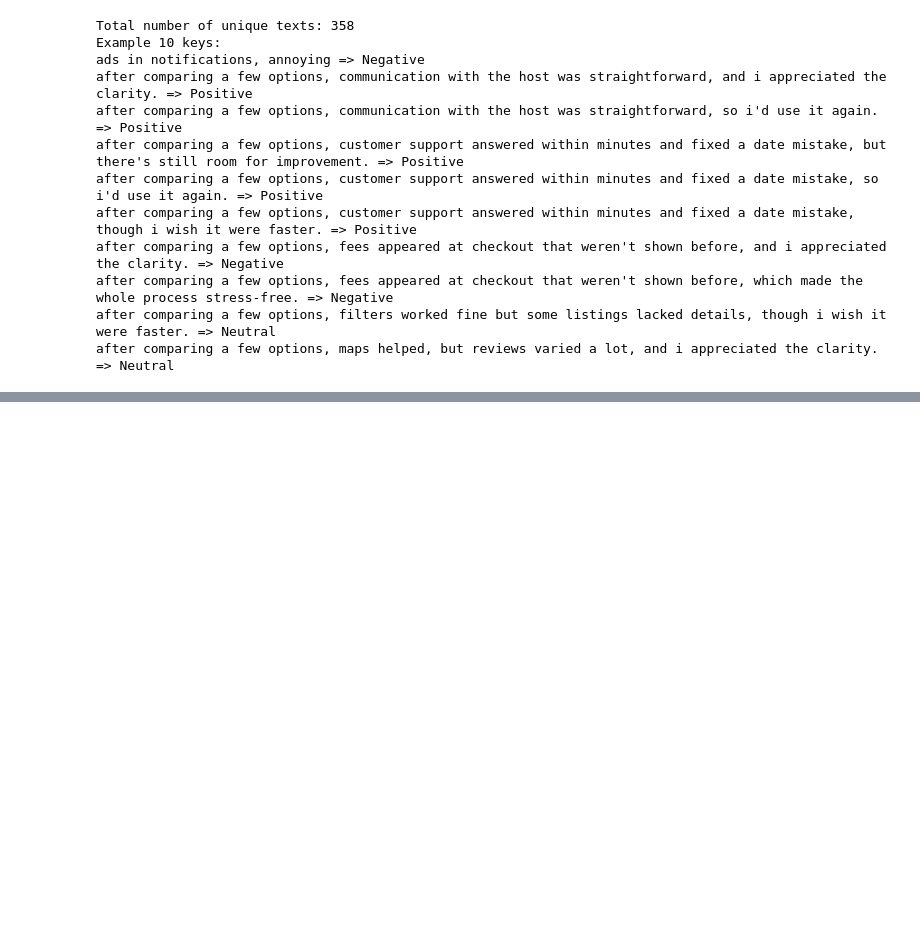
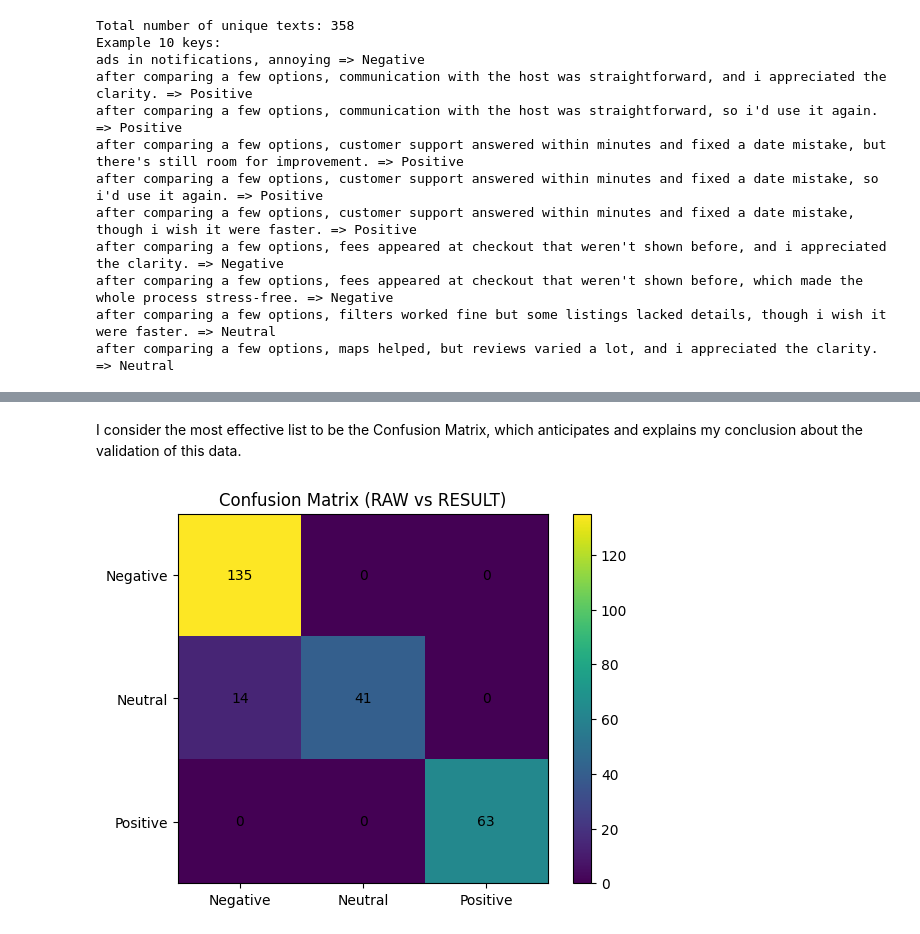
Before and after one commit to almeradarya/validation_test_case, a Jupyter notebook: validation_test_case/data_validation.ipynb, the cells around one changed output, grey strips where cells are left out. Saved outputs shown, nothing was run; the diff lists cells and outputs as text; code cells hidden in the pictures; blank space fills up the shorter version.

```diff
--- a/validation_test_case/data_validation.ipynb
+++ b/validation_test_case/data_validation.ipynb
@@ -100,0 +191,24 @@ results_df['sentiment_check'] = results_df.apply(check_sentiment, axis=1)
+# %% [markdown]
+I consider the most effective list to be the Confusion Matrix, which anticipates and explains my conclusion about the validation of this data.
+# %%
+conf = (
+    results_tickets_flat[results_tickets_flat['sentiment_check'] != 'not_found']
+    .groupby(['raw_sent','sentiment'])
+    .size()
+    .unstack(fill_value=0)
+)
+
+plt.figure()
+im = plt.imshow(conf.values)
+plt.title('Confusion Matrix (RAW vs RESULT)')
+plt.xticks(np.arange(conf.shape[1]), conf.columns)
+plt.yticks(np.arange(conf.shape[0]), conf.index)
+
+for i in range(conf.shape[0]):
+    for j in range(conf.shape[1]):
+        plt.text(j, i, int(conf.values[i, j]), ha="center", va="center")
+
+plt.colorbar(im)
+plt.show()
+# %% [output]
+[figure, added]
```
Also changed, not shown: parts of 19 cells of this notebook.
